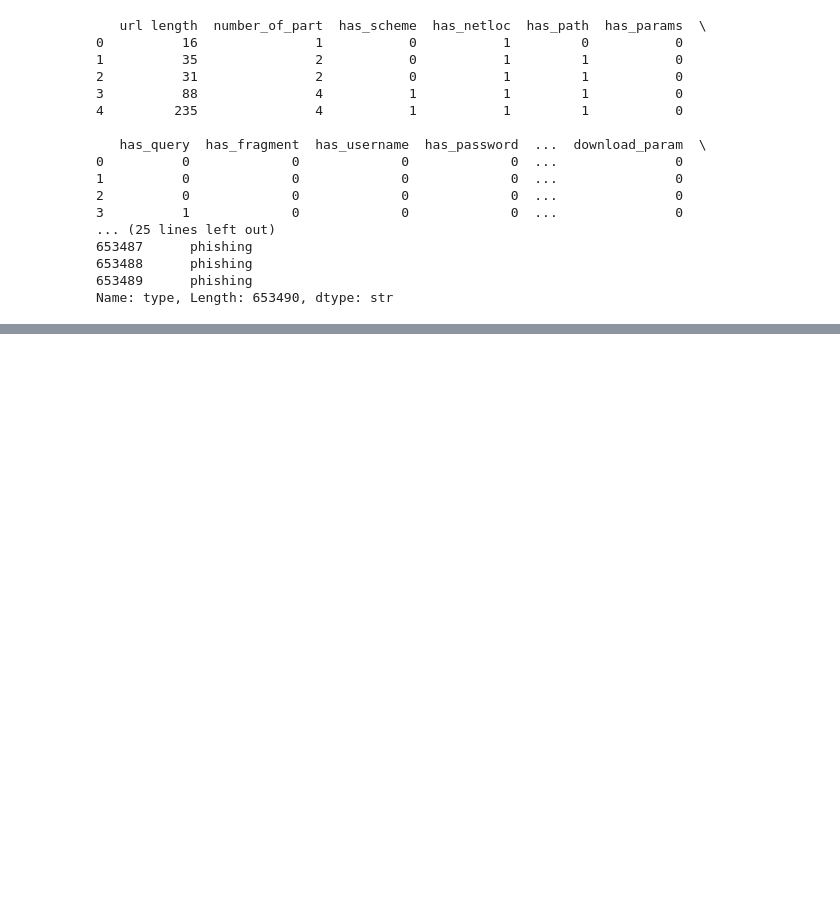
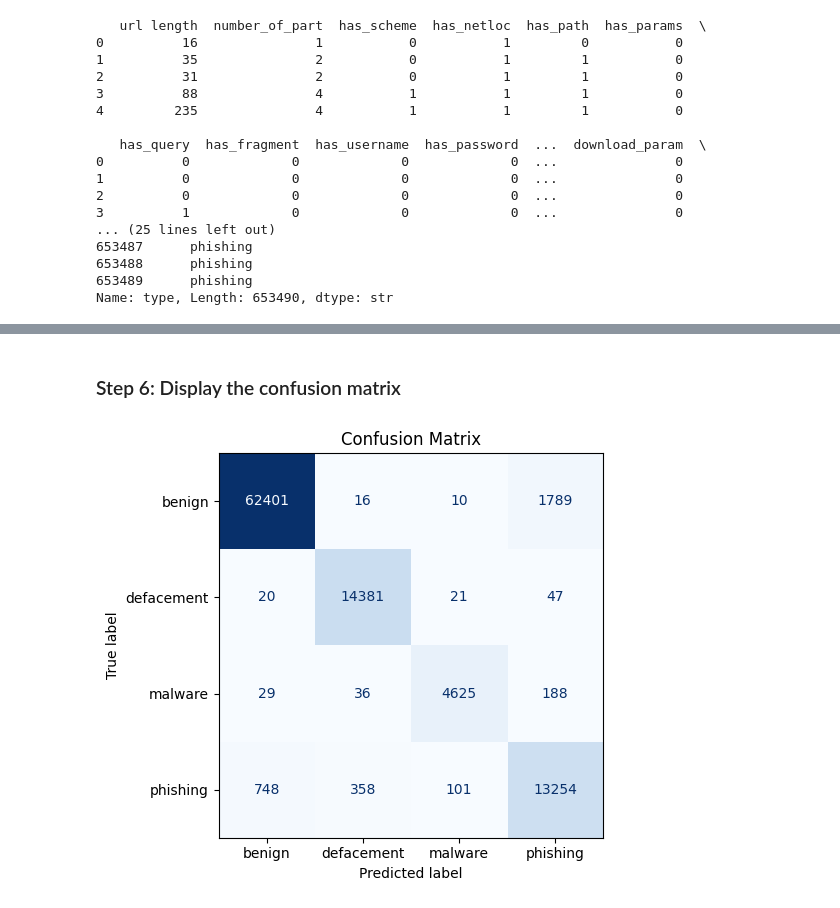
Before and after one commit to ntm8326/URL_analysis, a Jupyter notebook: notebooks/test_model.ipynb, the cells around one changed output, grey strips where cells are left out. Cells and saved outputs as stored; diff of their text form; code cells hidden in the pictures; blank space fills up the shorter version.

```diff
--- a/notebooks/test_model.ipynb
+++ b/notebooks/test_model.ipynb
@@ -157,3 +181,14 @@ weighted avg       0.97      0.97      0.97    326745
 
 Đã lưu mô hình thành công tại: lgb_url_classifier.pkl
+# %% [markdown]
+### Step 6: Display the confusion matrix
+# %%
+gcm = confusion_matrix(y_test, y_pred_classes)
+disp = ConfusionMatrixDisplay(confusion_matrix=cm, display_labels=le.classes_)
+disp.plot(cmap='Blues', colorbar=False)
+plt.title('Confusion Matrix')
+plt.tight_layout()
+plt.show()
+# %% [output]
+[figure, added]
 # %% [markdown]
```
Also changed, not shown: parts of 10 cells of this notebook, 1 other file.
